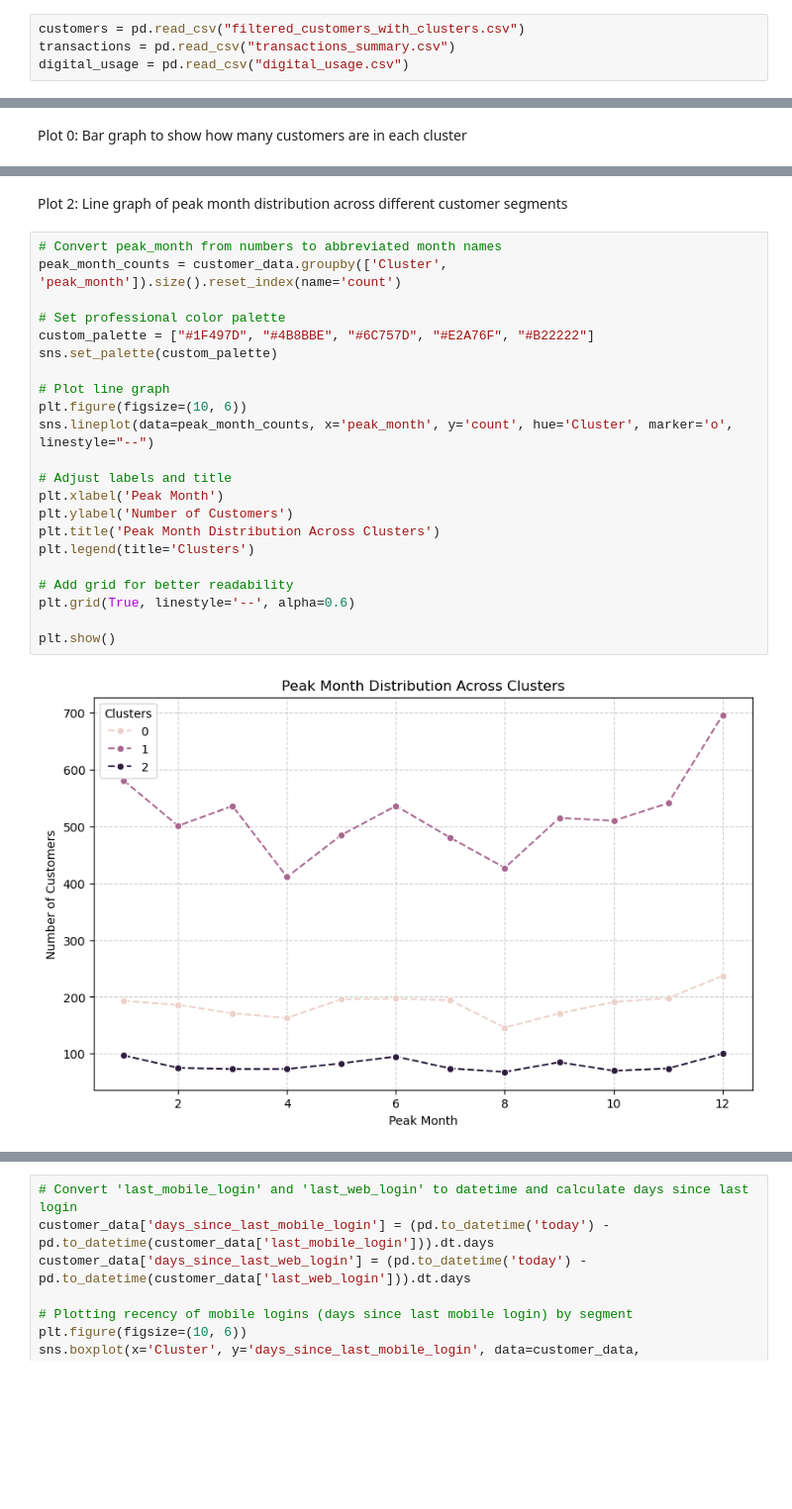
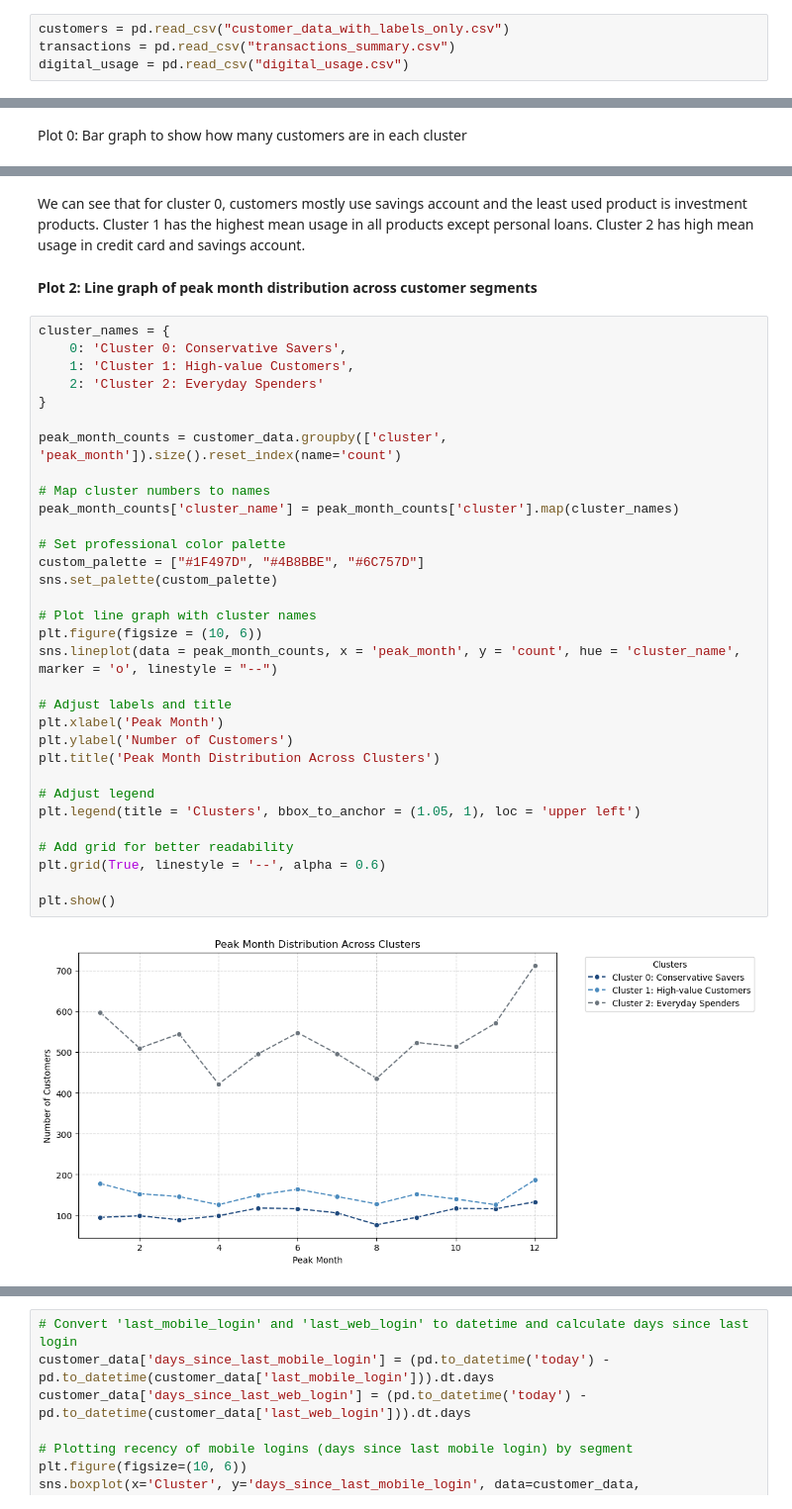
Before and after one commit to andrew250402/DSA3101-Project, a Jupyter notebook: Notebooks/a3-behavioural-patterns.ipynb, the cells around one changed output, grey strips where cells are left out. Shown at 99% size. Cells and saved outputs as stored; diff of their text form; blank space fills up the shorter version.

Commit message:
Changed to new customer csv and added comments

```diff
--- a/Notebooks/a3-behavioural-patterns.ipynb
+++ b/Notebooks/a3-behavioural-patterns.ipynb
@@ -15,5 +15,5 @@ os.chdir('Data DSA3101')
 # %%
-customers = pd.read_csv("filtered_customers_with_clusters.csv")
+customers = pd.read_csv("customer_data_with_labels_only.csv")
 transactions = pd.read_csv("transactions_summary.csv")
 digital_usage = pd.read_csv("digital_usage.csv")
 # %% [markdown]
@@ -211,26 +218,38 @@ plt.show()
+# %% [markdown]
+We can see that for cluster 0, customers mostly use savings account and the least used product is investment products. Cluster 1 has the highest mean usage in all products except personal loans. Cluster 2 has high mean usage in credit card and savings account.
 # %% [markdown]
-Plot 2: Line graph of peak month distribution across different customer segments
+__Plot 2: Line graph of peak month distribution across customer segments__
 # %%
-# Convert peak_month from numbers to abbreviated month names
-peak_month_counts = customer_data.groupby(['Cluster', 'peak_month']).size().reset_index(name='count')
+cluster_names = {
+    0: 'Cluster 0: Conservative Savers',
+    1: 'Cluster 1: High-value Customers',
+    2: 'Cluster 2: Everyday Spenders'
+}
+
+peak_month_counts = customer_data.groupby(['cluster', 'peak_month']).size().reset_index(name='count')
+
+# Map cluster numbers to names
+peak_month_counts['cluster_name'] = peak_month_counts['cluster'].map(cluster_names)
 
 # Set professional color palette
-custom_palette = ["#1F497D", "#4B8BBE", "#6C757D", "#E2A76F", "#B22222"]
+custom_palette = ["#1F497D", "#4B8BBE", "#6C757D"]
 sns.set_palette(custom_palette)
 
-# Plot line graph
-plt.figure(figsize=(10, 6))
-sns.lineplot(data=peak_month_counts, x='peak_month', y='count', hue='Cluster', marker='o', linestyle="--")
+# Plot line graph with cluster names
+plt.figure(figsize = (10, 6))
+sns.lineplot(data = peak_month_counts, x = 'peak_month', y = 'count', hue = 'cluster_name', marker = 'o', linestyle = "--")
 
 # Adjust labels and title
 plt.xlabel('Peak Month')
 plt.ylabel('Number of Customers')
 plt.title('Peak Month Distribution Across Clusters')
-plt.legend(title='Clusters')
+
+# Adjust legend
+plt.legend(title = 'Clusters', bbox_to_anchor = (1.05, 1), loc = 'upper left')
 
 # Add grid for better readability
-plt.grid(True, linestyle='--', alpha=0.6)
+plt.grid(True, linestyle = '--', alpha = 0.6)
 
 plt.show()
 # %% [output]
-[figure, old version]
+[figure, new version]
```
Also changed, not shown: parts of 39 cells of this notebook.
